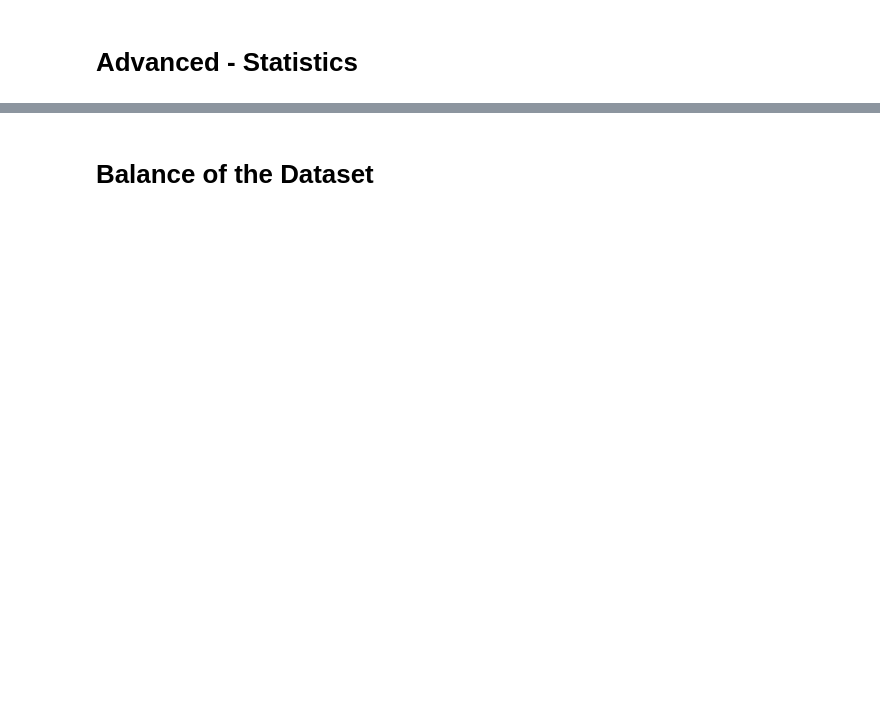
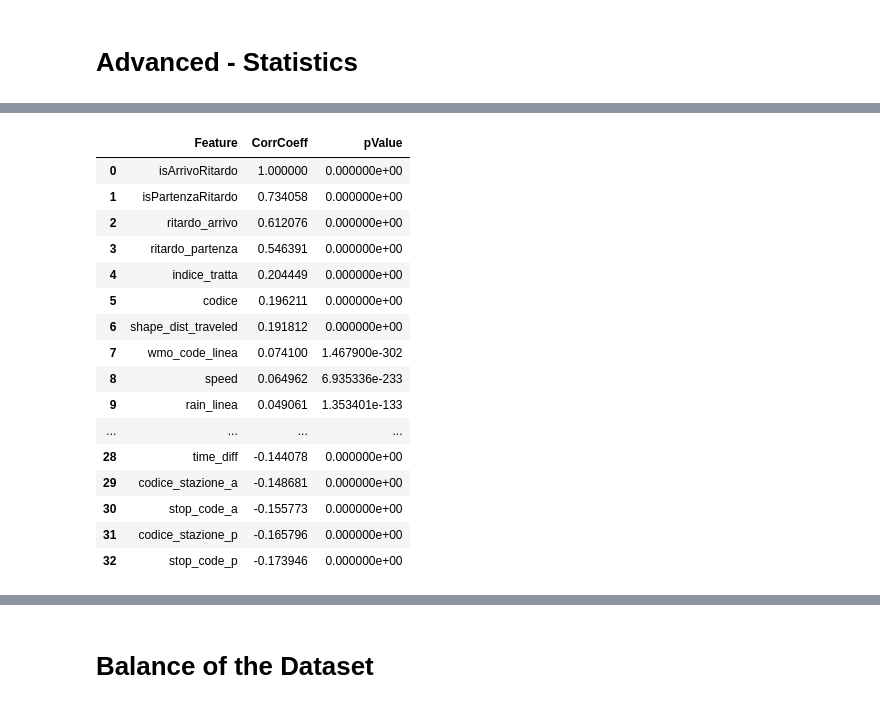
Before and after one commit to gianlucarea/weather-delay, a Jupyter notebook: code/02-data_analytics.ipynb, the cells around one changed output, grey strips where cells are left out. Saved outputs shown, nothing was run; the diff lists cells and outputs as text; code cells hidden in the pictures; blank space fills up the shorter version.

```diff
--- a/code/02-data_analytics.ipynb
+++ b/code/02-data_analytics.ipynb
@@ -25,7 +25,7 @@ stop_times = feed.get_stop_times()
 gtfs_static_stats = stop_times.copy()
 
 # Load complete gtfs static - delays and weather dataset
-main_dataset = pd.read_csv("../processed_files/main_dataset.csv", index_col=[0])
+main_dataset = pd.read_csv("../processed_files/df_linea.csv", index_col=[0])
 main_dataset = main_dataset.assign(isArrivoRitardo=None)
 main_dataset = main_dataset.assign(isPartenzaRitardo=None)
 # %%
@@ -167,5 +234,0 @@ main_dataset.info()
-# %%
-main_dataset = main_dataset.round({'temperature':0,'speed':0,'wind_speed':0,'temperature_linea':0,
-                                  'app_temp_linea':0,'wind_dir_10m_linea':0,'soil_temperature_linea':0 ,
-                                  'wind_gusts_linea':0, 'wind_dir_100m_linea':0 ,'wind_speed_100m_linea':0,
-                                  'wind_speed_10m_linea':0, 'wmo_code_linea':0 , 'humidity_linea':0})
@@ -215,3 +287,57 @@ pbc_corr
+# %%
+# Point Biserial Correlation
+# encode categorical data into numeric values
+labelEncoder = LabelEncoder()
+main_dataset["trip_id"] = labelEncoder.fit_transform(main_dataset["trip_id"])
+main_dataset["codice_stazione_p"] = labelEncoder.fit_transform(main_dataset["codice_stazione_p"])
+main_dataset["codice_stazione_a"] = labelEncoder.fit_transform(main_dataset["codice_stazione_a"])
+
+# get continuous and dichotomous data
+categorical = ['trip_id','arrival_time','departure_time','codice_stazione_p',
+               'codice_stazione_a','indice_tratta','shape_dist_traveled','time_diff',
+               'speed','dist_diff','codice','direction_id','data_giorno','stop_code_p',
+               'stop_code_a','ritardo_partenza','ritardo_arrivo','temperature_linea',
+               'app_temp_linea','rain_linea','snow_fall_linea','snow_depth_linea','humidity_linea',
+               'precipitation_linea','wmo_code_linea','wind_speed_10m_linea','wind_speed_100m_linea',
+               'wind_dir_10m_linea','wind_dir_100m_linea','wind_gusts_linea','soil_temperature_linea',
+               'isArrivoRitardo','isPartenzaRitardo'
+              ]
+numeric = ['trip_id','arrival_time','departure_time','codice_stazione_p',
+           'codice_stazione_a','indice_tratta','shape_dist_traveled','time_diff',
+           'speed','dist_diff','codice','direction_id','data_giorno','stop_code_p',
+           'stop_code_a','ritardo_partenza','ritardo_arrivo','temperature_linea',
+           'app_temp_linea','rain_linea','snow_fall_linea','snow_depth_linea','humidity_linea',
+           'precipitation_linea','wmo_code_linea','wind_speed_10m_linea','wind_speed_100m_linea',
+           'wind_dir_10m_linea','wind_dir_100m_linea','wind_gusts_linea','soil_temperature_linea',
+           'isArrivoRitardo','isPartenzaRitardo']
+target = main_dataset["isArrivoRitardo"]
+
+# pbc of first question
+pbc = list()
+for col in numeric:
+    ans = pointbiserialr(main_dataset[col], target)
+    pbc.append([col, ans[0], ans[1]])
+
+pbc_corr = pd.DataFrame(pbc, columns=["Feature", "CorrCoeff", "pValue"]).sort_values(by="CorrCoeff", ascending=False).reset_index(drop=True)
+pbc_corr
+# %% [output]
+|  | Feature | CorrCoeff | pValue |
+| 0 | isArrivoRitardo | 1.000000 | 0.000000e+00 |
+| 1 | isPartenzaRitardo | 0.734058 | 0.000000e+00 |
+| 2 | ritardo_arrivo | 0.612076 | 0.000000e+00 |
+| 3 | ritardo_partenza | 0.546391 | 0.000000e+00 |
+| 4 | indice_tratta | 0.204449 | 0.000000e+00 |
+| 5 | codice | 0.196211 | 0.000000e+00 |
+| 6 | shape_dist_traveled | 0.191812 | 0.000000e+00 |
+| 7 | wmo_code_linea | 0.074100 | 1.467900e-302 |
+| 8 | speed | 0.064962 | 6.935336e-233 |
+| 9 | rain_linea | 0.049061 | 1.353401e-133 |
+| ... | ... | ... | ... |
+| 28 | time_diff | -0.144078 | 0.000000e+00 |
+| 29 | codice_stazione_a | -0.148681 | 0.000000e+00 |
+| 30 | stop_code_a | -0.155773 | 0.000000e+00 |
+| 31 | codice_stazione_p | -0.165796 | 0.000000e+00 |
+| 32 | stop_code_p | -0.173946 | 0.000000e+00 |
 # %%
 # Point biserial correlation
 
```
Also changed, not shown: parts of 26 cells of this notebook, 9 other files.
